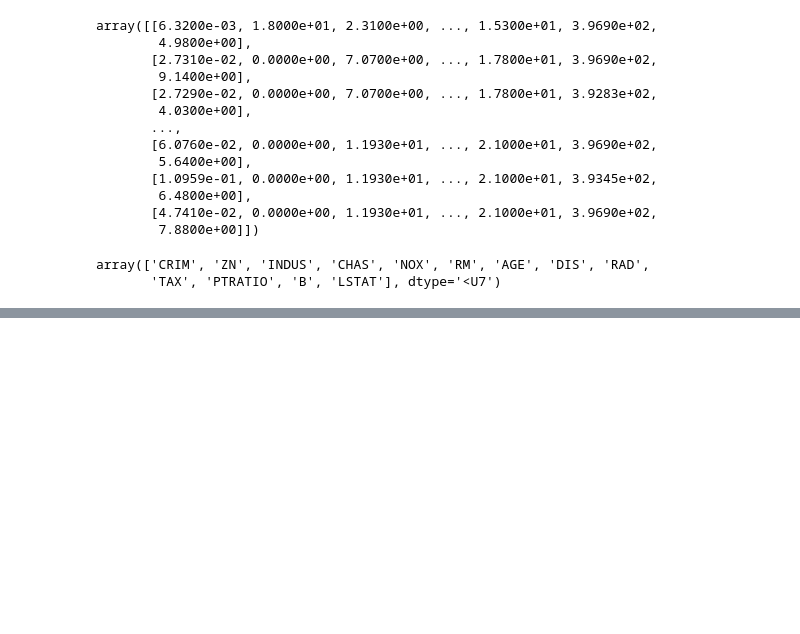
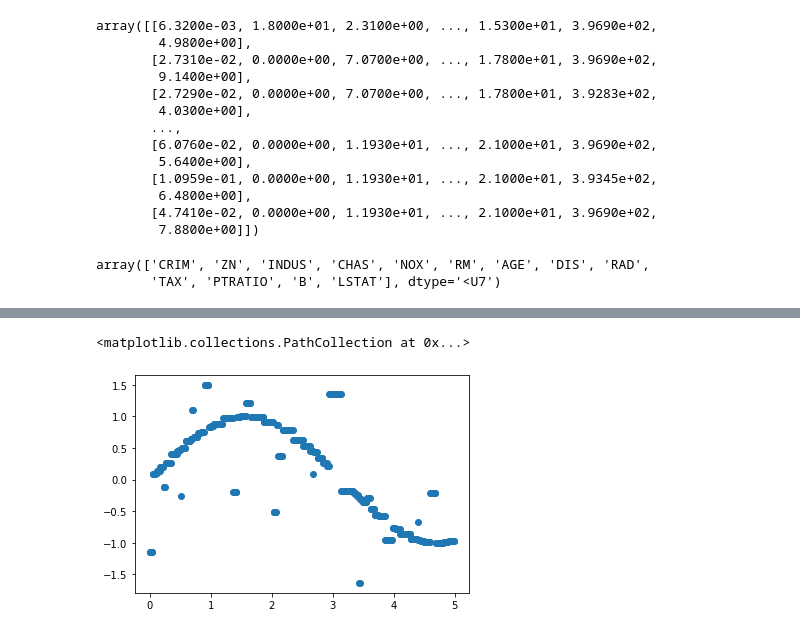
Before and after one commit to dongyeseu/knowledge, a Jupyter notebook: machine_learning/1.1 菜菜的sklearn学习课堂/1. Decision Tree.ipynb, the cells around one changed output, grey strips where cells are left out. Drawn from its saved outputs; the diff is of its cells as text; code cells hidden in the pictures; blank space fills up the shorter version.

```diff
--- a/machine_learning/1.1 菜菜的sklearn学习课堂/1. Decision Tree.ipynb
+++ b/machine_learning/1.1 菜菜的sklearn学习课堂/1. Decision Tree.ipynb
@@ -335,0 +364,5 @@ np.mean(score)
+# %%
+plt.scatter(X_test,y_2)
+# %% [output]
+<matplotlib.collections.PathCollection at 0x...>
+[figure, added]
```
Also changed, not shown: parts of 17 cells of this notebook.
